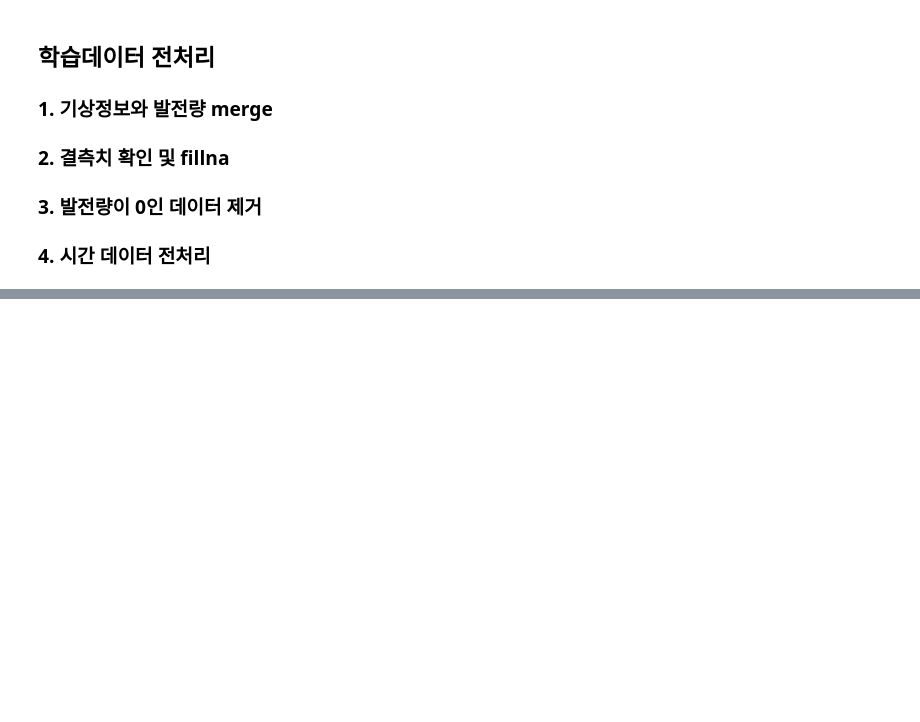
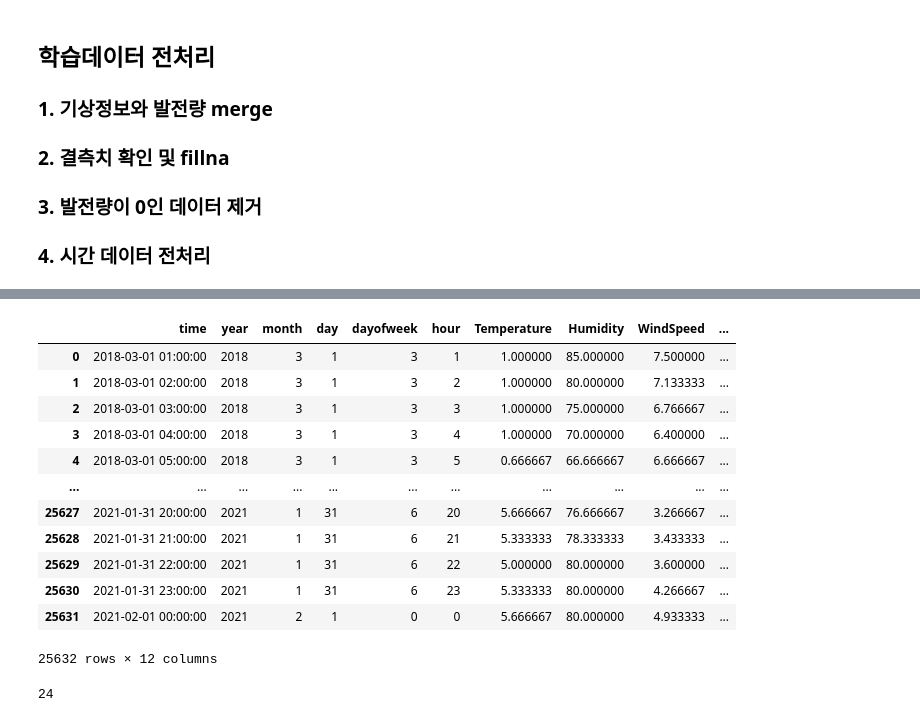
Before and after one commit to KimYongHwi/dacon, a Jupyter notebook: korea_east_west_power/korea_east_west_power.ipynb, the cells around one changed output, grey strips where cells are left out. Saved outputs shown, nothing was run; the diff lists cells and outputs as text; code cells hidden in the pictures; blank space fills up the shorter version.

```diff
--- a/korea_east_west_power/korea_east_west_power.ipynb
+++ b/korea_east_west_power/korea_east_west_power.ipynb
@@ -625,0 +348,32 @@ dangjin_floating_df
+# %%
+columns = ['time', 'year', 'month', 'day', 'dayofweek', 'hour', 'Temperature', 'Humidity', 'WindSpeed', 'WindDirection', 'Cloud']
+
+# 기상정보와 발전량 merge
+dangjin_floating_df = pd.concat([dangjin_floating_df, inter_dangjin_fcst_14_df],axis=1, join='inner')[columns + ['dangjin_floating']]
+# dangjin_warehouse_df = pd.concat([dangjin_warehouse_df, inter_dangjin_fcst_14_df],axis=1, join='inner')[columns + ['dangjin_warehouse']]
+# dangjin_df = pd.concat([dangjin_df, inter_dangjin_fcst_14_df],axis=1, join='inner')[columns + ['dangjin']]
+# ulsan_df = pd.concat([ulsan_df, inter_dangjin_fcst_14_df],axis=1, join='inner')[columns + ['ulsan']]
+# %%
+dangjin_floating_df
+# %% [output]
+|  | time | year | month | day | dayofweek | hour | Temperature | Humidity | WindSpeed | ... |
+| 0 | 2018-03-01 01:00:00 | 2018 | 3 | 1 | 3 | 1 | 1.000000 | 85.000000 | 7.500000 | ... |
+| 1 | 2018-03-01 02:00:00 | 2018 | 3 | 1 | 3 | 2 | 1.000000 | 80.000000 | 7.133333 | ... |
+| 2 | 2018-03-01 03:00:00 | 2018 | 3 | 1 | 3 | 3 | 1.000000 | 75.000000 | 6.766667 | ... |
+| 3 | 2018-03-01 04:00:00 | 2018 | 3 | 1 | 3 | 4 | 1.000000 | 70.000000 | 6.400000 | ... |
+| 4 | 2018-03-01 05:00:00 | 2018 | 3 | 1 | 3 | 5 | 0.666667 | 66.666667 | 6.666667 | ... |
+| ... | ... | ... | ... | ... | ... | ... | ... | ... | ... | ... |
+| 25627 | 2021-01-31 20:00:00 | 2021 | 1 | 31 | 6 | 20 | 5.666667 | 76.666667 | 3.266667 | ... |
+| 25628 | 2021-01-31 21:00:00 | 2021 | 1 | 31 | 6 | 21 | 5.333333 | 78.333333 | 3.433333 | ... |
+| 25629 | 2021-01-31 22:00:00 | 2021 | 1 | 31 | 6 | 22 | 5.000000 | 80.000000 | 3.600000 | ... |
+| 25630 | 2021-01-31 23:00:00 | 2021 | 1 | 31 | 6 | 23 | 5.333333 | 80.000000 | 4.266667 | ... |
+| 25631 | 2021-02-01 00:00:00 | 2021 | 2 | 1 | 0 | 0 | 5.666667 | 80.000000 | 4.933333 | ... |
+25632 rows × 12 columns
+# %%
+# 결측치 확인
+display(dangjin_floating_df['dangjin_floating'].isnull().sum())
+# display(dangjin_warehouse_df['dangjin_warehouse'].isnull().sum())
+# display(dangjin_df['dangjin'].isnull().sum()) # 결측치 없음
+# display(ulsan_df['ulsan'].isnull().sum()) # 결측치 없음
+# %% [output]
+24
```
Also changed, not shown: parts of 54 cells of this notebook.
